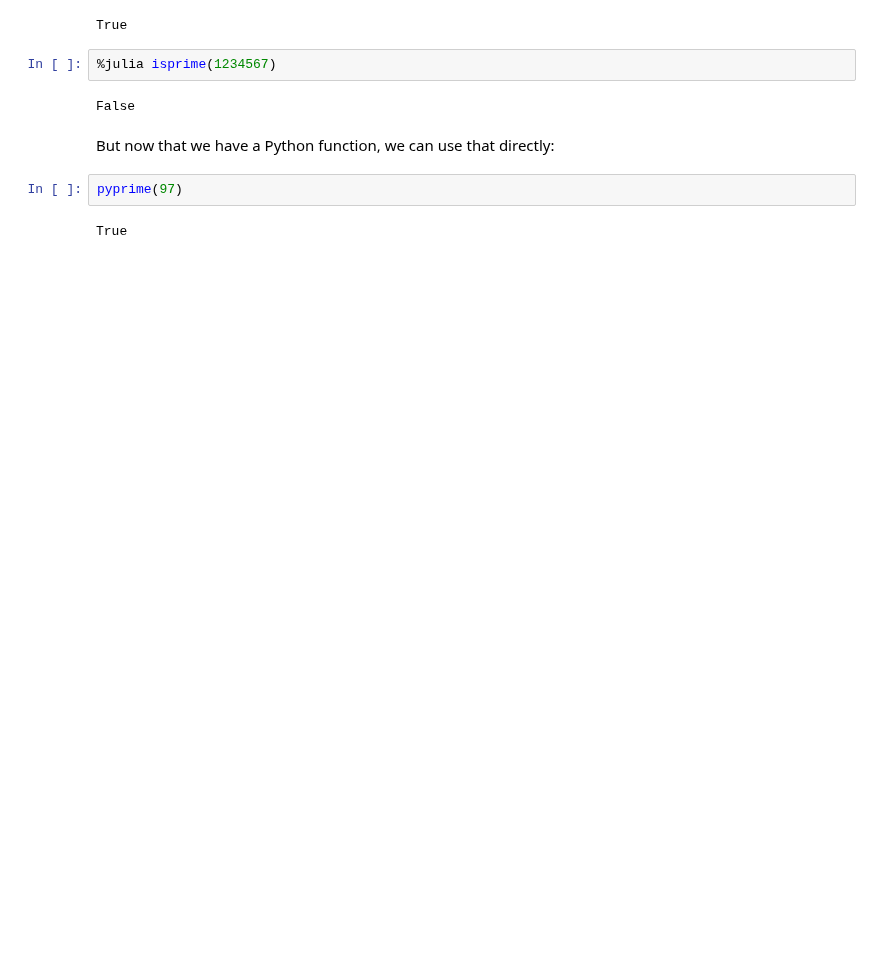
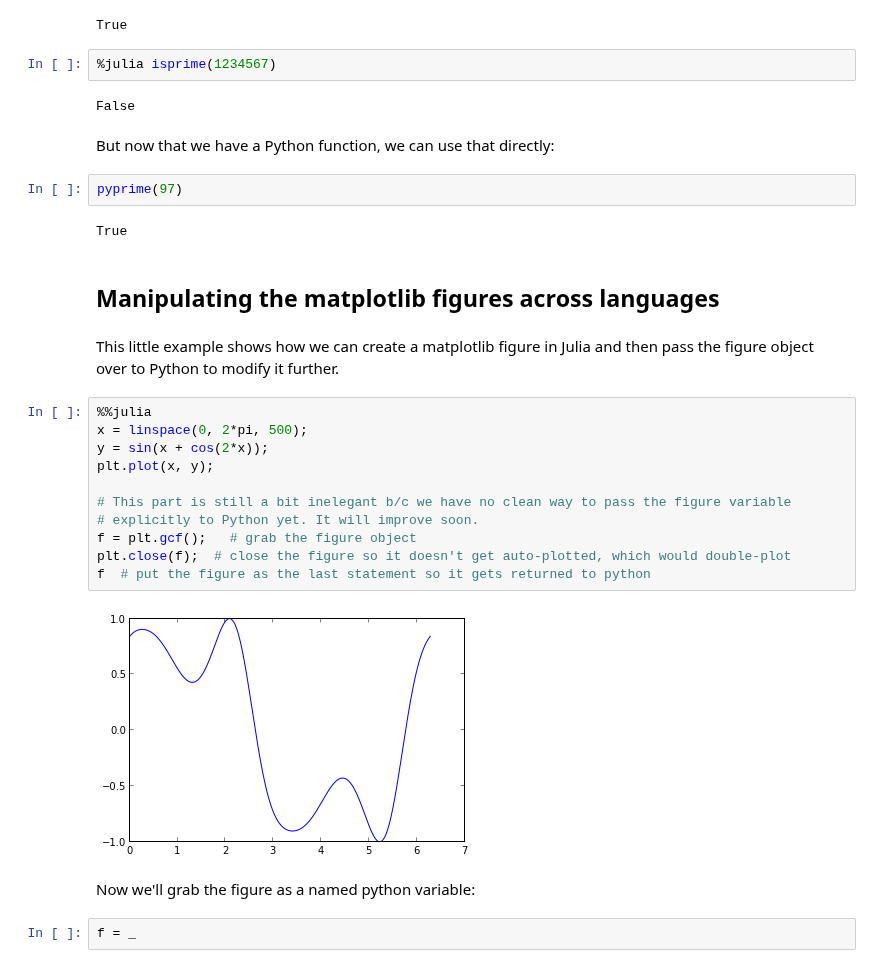
Before and after one commit to JuliaLang/IJulia.jl, a Jupyter notebook: JuliaIPython.ipynb, the cells around one changed output. Cells and saved outputs as stored; diff of their text form; blank space fills up the shorter version.

Commit message:
Add example manipulating the figure back from Python

```diff
--- a/JuliaIPython.ipynb
+++ b/JuliaIPython.ipynb
@@ -96,3 +96,24 @@ But now that we have a Python function, we can use that directly:
 pyprime(97)
 # %% [output]
 True
+# %% [markdown]
+## Manipulating the matplotlib figures across languages
+# %% [markdown]
+This little example shows how we can create a matplotlib figure in Julia and then pass the figure object over to Python to modify it further.
+# %%
+%%julia
+x = linspace(0, 2*pi, 500);
+y = sin(x + cos(2*x));
+plt.plot(x, y);
+
+# This part is still a bit inelegant b/c we have no clean way to pass the figure variable
+# explicitly to Python yet. It will improve soon.
+f = plt.gcf();   # grab the figure object
+plt.close(f);  # close the figure so it doesn't get auto-plotted, which would double-plot
+f  # put the figure as the last statement so it gets returned to python
+# %% [output]
+[figure, added]
+# %% [markdown]
+Now we'll grab the figure as a named python variable:
+# %%
+f = _
```
Also changed, not shown: parts of 2 cells of this notebook.
